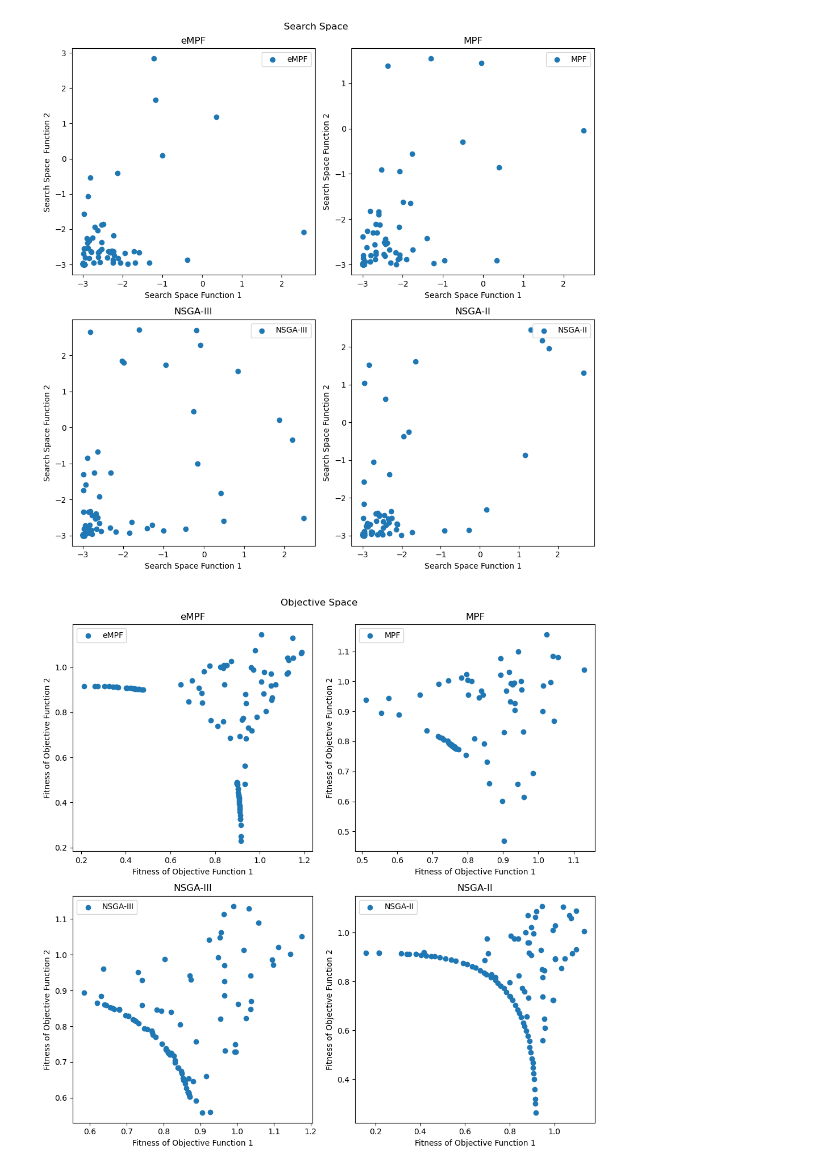
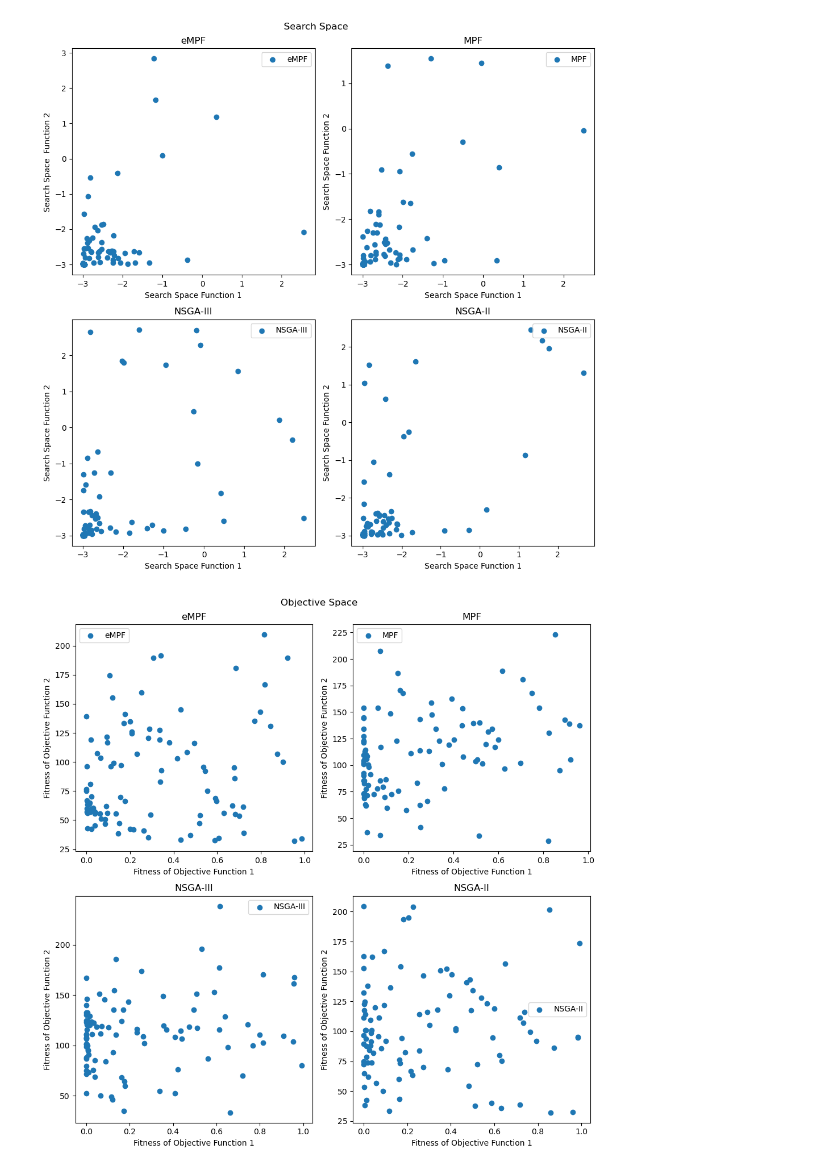
Before and after one commit to kesireddyadarsh/mdpiAlgorithm, a Jupyter notebook: python_code_analysis/mdpiPublication.ipynb, the cells around one changed output. Cells and saved outputs as stored; diff of their text form; code cells hidden in the pictures.

```diff
--- a/python_code_analysis/mdpiPublication.ipynb
+++ b/python_code_analysis/mdpiPublication.ipynb
@@ -215,7 +215,7 @@ def find_pareto_front(points):
             pareto_front.append(point)
     return np.array(pareto_front)
 
-base_path = "/Users/adarshkesireddy/Downloads/NewData/Case_21"
+base_path = "/Users/adarshkesireddy/Downloads/Data/Case_2"
 directories = ["nsgaii", "nsgaiii", "mpf", "empf"]
 directory_names = ["NSGA-II", "NSGA-III", "M-PF", "eMPF"]
 results = []
@@ -253,7 +253,7 @@ for directory, name in zip(directories, directory_names):
         print("No data found for directory:", directory)
 
 # Print the results in the requested format
-print("VR-UC Test 2", end="")
+print("Fonseca Fleming", end="")
 for result in results:
     name, average_min, overall_average, overall_std = result
     print(f"& {name} & {average_min[0]:.6f} & {average_min[1]:.6f} & {overall_average[0]:.6f} & {overall_average[1]:.6f} & {overall_std[0]:.6f} & {overall_std[1]:.6f} \\\\")
@@ -283,7 +283,7 @@ def find_pareto_front(points):
             pareto_front.append(point)
     return np.array(pareto_front)
 
-base_path = "/Users/adarshkesireddy/Downloads/NewData/Case_18"
+base_path = "/Users/adarshkesireddy/Downloads/Data/Case_16"
 directories = ["nsgaii", "nsgaiii", "mpf", "empf"]
 directory_names = ["NSGA-II", "NSGA-III", "M-PF", "eMPF"]
 results = []
@@ -803,7 +803,7 @@ import matplotlib.pyplot as plt
 # Assuming list1_file2 and list2_file2 contain x and y points
 list1_file2 = []
 list2_file2 = []
-with open("/Users/adarshkesireddy/Downloads/Data/Case_0/0/empf/numbers_999.txt", "r") as file:
+with open("/Users/adarshkesireddy/Downloads/Data/Case_0/0/nsgaii/numbers_999.txt", "r") as file:
     for line in file:
         values = line.split()
         list1_file2.append(float(values[0]))
@@ -813,7 +813,7 @@ with open("/Users/adarshkesireddy/Downloads/Data/Case_0/0/empf/numbers_999.txt",
 data = np.array(list(zip(list1_file2, list2_file2)))
 
 # Specify the number of clusters (you may need to adjust this based on your data)
-num_clusters = 2
+num_clusters = 1
 
 # Apply K-Means clustering
 kmeans = KMeans(n_clusters=num_clusters, n_init=10, random_state=42)
@@ -941,7 +941,7 @@ import matplotlib.pyplot as plt
 # Read data from the first file
 list1_file1 = []
 list2_file1 = []
-with open("/Users/adarshkesireddy/Downloads/NewData/Case_19/0/empf/rewards_999.txt", "r") as file:
+with open("/Users/adarshkesireddy/Downloads/Data/Case_11/0/empf/rewards_999.txt", "r") as file:
     for line in file:
         values = line.split()
         list1_file1.append(float(values[0]))
@@ -949,7 +949,7 @@ with open("/Users/adarshkesireddy/Downloads/NewData/Case_19/0/empf/rewards_999.t
 
 list1_file2 = []
 list2_file2 = []
-with open("/Users/adarshkesireddy/Downloads/NewData/Case_19/0/mpf/rewards_999.txt", "r") as file:
+with open("/Users/adarshkesireddy/Downloads/Data/Case_11/0/mpf/rewards_999.txt", "r") as file:
     for line in file:
         values = line.split()
         list1_file2.append(float(values[0]))
@@ -957,7 +957,7 @@ with open("/Users/adarshkesireddy/Downloads/NewData/Case_19/0/mpf/rewards_999.tx
 
 list1_file3 = []
 list2_file3 = []
-with open("/Users/adarshkesireddy/Downloads/NewData/Case_19/0/nsgaiii/rewards_999.txt", "r") as file:
+with open("/Users/adarshkesireddy/Downloads/Data/Case_11/0/nsgaiii/rewards_999.txt", "r") as file:
     for line in file:
         values = line.split()
         list1_file3.append(float(values[0]))
@@ -967,7 +967,7 @@ number_list = [i for i in range(len(list1_file1))]
 
 list1_file4 = []
 list2_file4 = []
-with open("/Users/adarshkesireddy/Downloads/NewData/Case_19/0/nsgaii/rewards_999.txt", "r") as file:
+with open("/Users/adarshkesireddy/Downloads/Data/Case_11/0/nsgaii/rewards_999.txt", "r") as file:
     for line in file:
         values = line.split()
         list1_file4.append(float(values[0]))
@@ -986,31 +986,31 @@ ax[1, 1].scatter(list1_file4, list2_file4, label="NSGA-II")
 
 ax[0, 0].set_title("eMPF")
 ax[0, 1].set_title("MPF")
 ax[1, 0].set_title("NSGA-III")
 ax[1, 1].set_title("NSGA-II")
 
 # Add labels to x and y axes
 ax[0, 0].set_xlabel("Fitness of Objective Function 1")
 ax[0, 0].set_ylabel("Fitness of Objective Function 2")
 ax[0, 1].set_xlabel("Fitness of Objective Function 1")
 ax[0, 1].set_ylabel("Fitness of Objective Function 2")
 ax[1, 0].set_xlabel("Fitness of Objective Function 1")
 ax[1, 0].set_ylabel("Fitness of Objective Function 2")
 ax[1, 1].set_xlabel("Fitness of Objective Function 1")
 ax[1, 1].set_ylabel("Fitness of Objective Function 2")
 
 # Add legend to each subplot
 ax[0, 0].legend()
 ax[0, 1].legend()
 ax[1, 0].legend()
 ax[1, 1].legend()
 
 # Adjust layout
 fig.suptitle("Objective Space", fontsize=12)
 plt.tight_layout()
 plt.savefig("/Users/adarshkesireddy/Downloads/case_19.jpg", dpi=300)
 
 # Show the plot
 plt.show()
 # %% [output]
-[figure, old version]
+[figure, new version]
```
Also changed, not shown: parts of 10 cells of this notebook, 1 other file.
